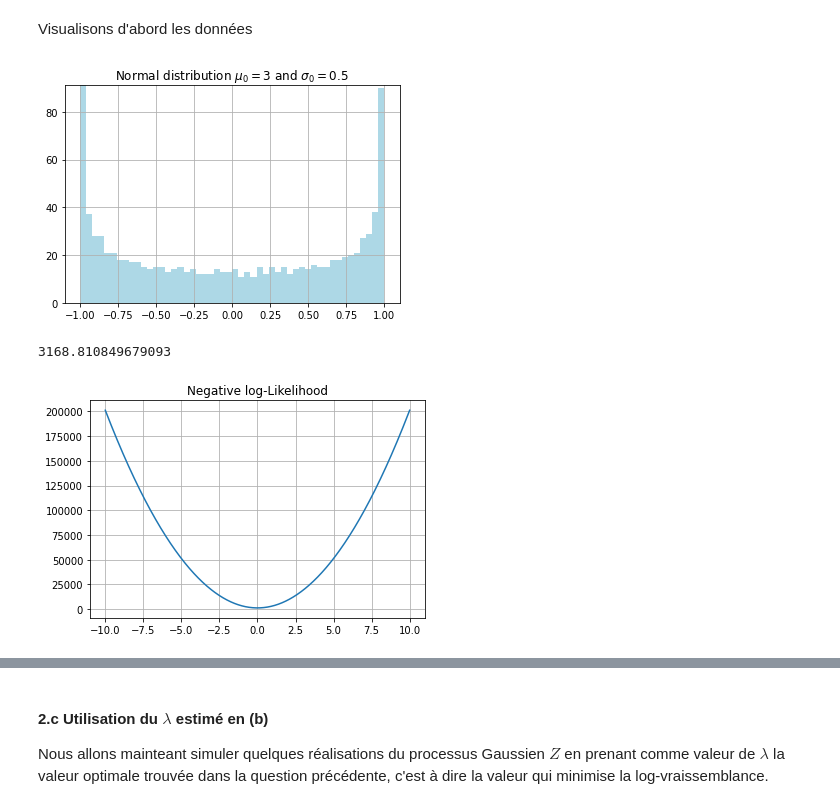
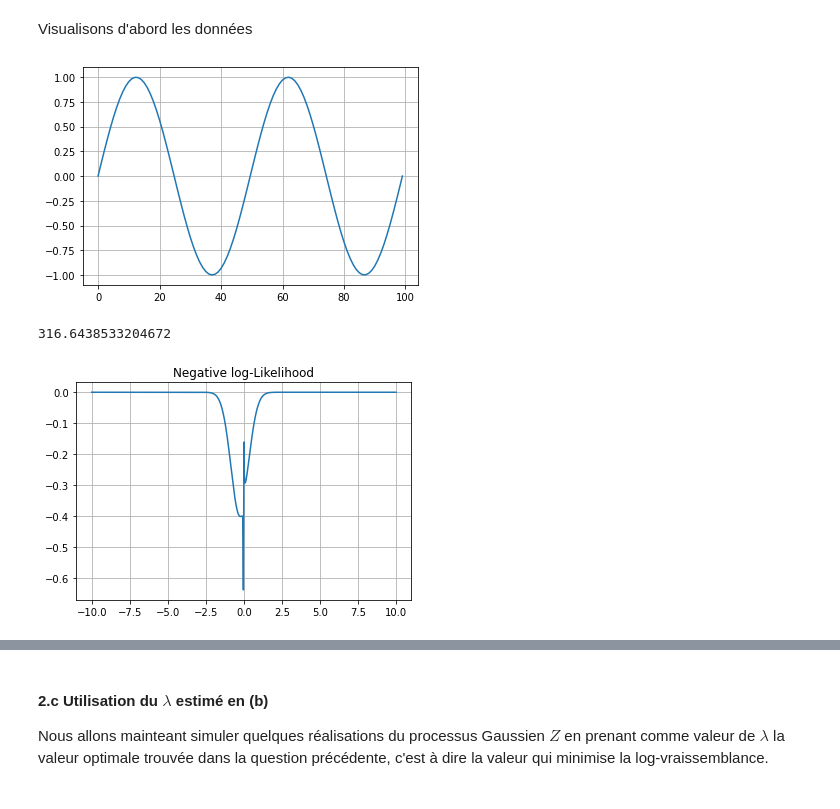
Before and after one commit to Aympab/Projet_Probas_Stats, a Jupyter notebook: probleme2.ipynb, the cells around one changed output, grey strips where cells are left out. Drawn from its saved outputs; the diff is of its cells as text; code cells hidden in the pictures.

Commit message:
abs lambd

```diff
--- a/probleme2.ipynb
+++ b/probleme2.ipynb
@@ -165,42 +165,53 @@ Visualisons d'abord les données
 # %%
 from math import sin, pi
 
 z = []
 
 for x in xi :
     z.append(sin(4*pi*x))
 
-hx, hy, _ = plt.hist(z, bins=50,color="lightblue")
-
-plt.ylim(0.0,max(hx)+0.05)
-plt.title(r'Normal distribution $\mu_0 = 3$ and $\sigma_0 = 0.5$')
+plt.plot(z)
 plt.grid()
-
 plt.show()
 # %% [output]
-[figure, old version]
+[figure, new version]
 # %%
 import scipy.stats
+from math import sqrt
 
 # scipy.stats.norm.pdf(6,2.0,1.0)
+    # xi = np.linspace(0, 1, N)
 
-print( -np.log(scipy.stats.norm.pdf(z,2.0,1.0)).sum() )
+def log_like(lambd, xi, z):
+    sigma = compute_cov_sigma(xi, lambd=lambd)
+    det = la.slogdet(sigma)
+
+    m =np.mean(xi)
+
+    left = 1/(sqrt(2*pi)*sqrt(abs(det[0])))
+    right = ((-(xi - m).T)@la.inv(sigma)@(xi - m))/2
+
+    return left*exp(right)
+
+
+
+# print( -np.log(scipy.stats.norm.pdf(z,2.0,1.0)).sum() )
 
 x = np.linspace(-10, 10, 1000, endpoint=True)
 
 y = []
 for i in x:
-    y.append(-np.log(scipy.stats.norm.pdf(z,i,0.5)).sum())
+    # y.append(-np.log(scipy.stats.norm.pdf(z,i,0.5)).sum())
+    y.append(-log_like(i, xi, z))
 
 plt.plot(x,y)
 
 plt.title('Negative log-Likelihood')
 plt.grid()
-
 #plt.show()
 # %% [output]
-3168.810849679093
+316.6438533204672
-[figure, old version]
+[figure, new version]
 # %%
 y_min = y.index(min(y))
 print('Minimum reached on y =', x[y_min])
```
Also changed, not shown: parts of 2 cells of this notebook, 1 other file.
